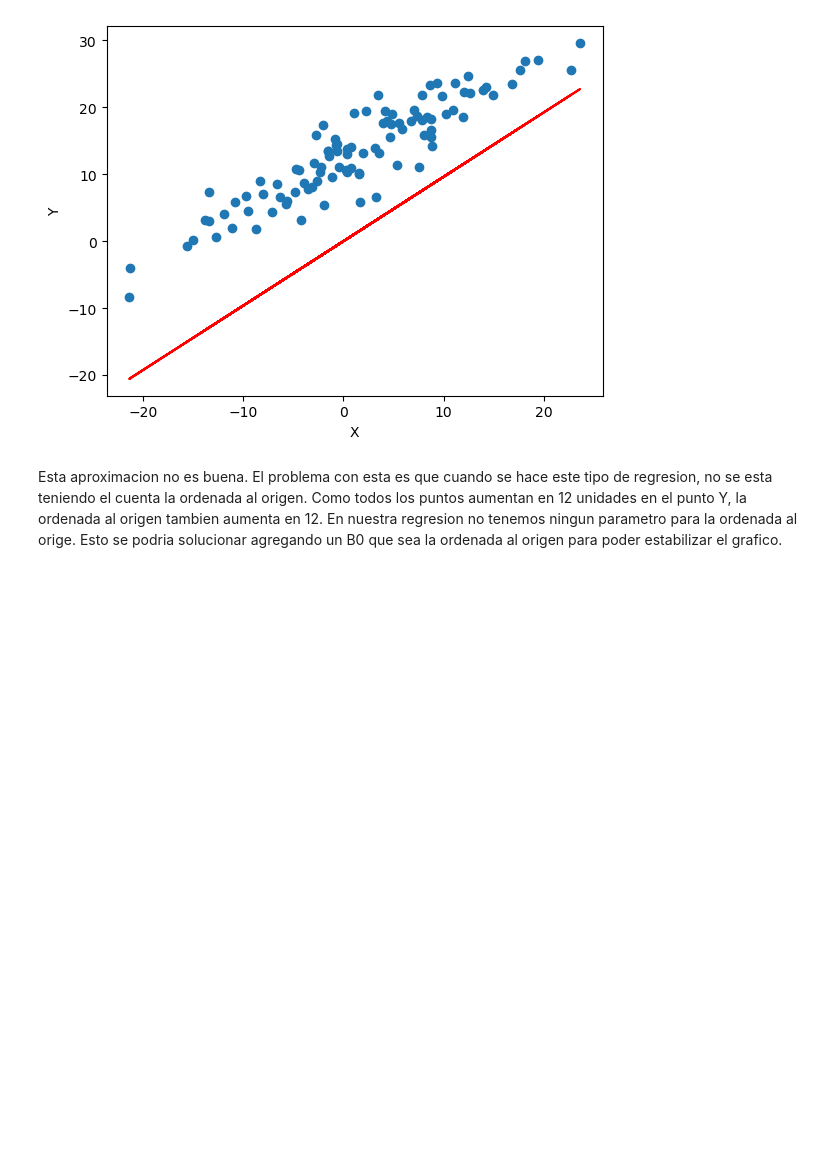
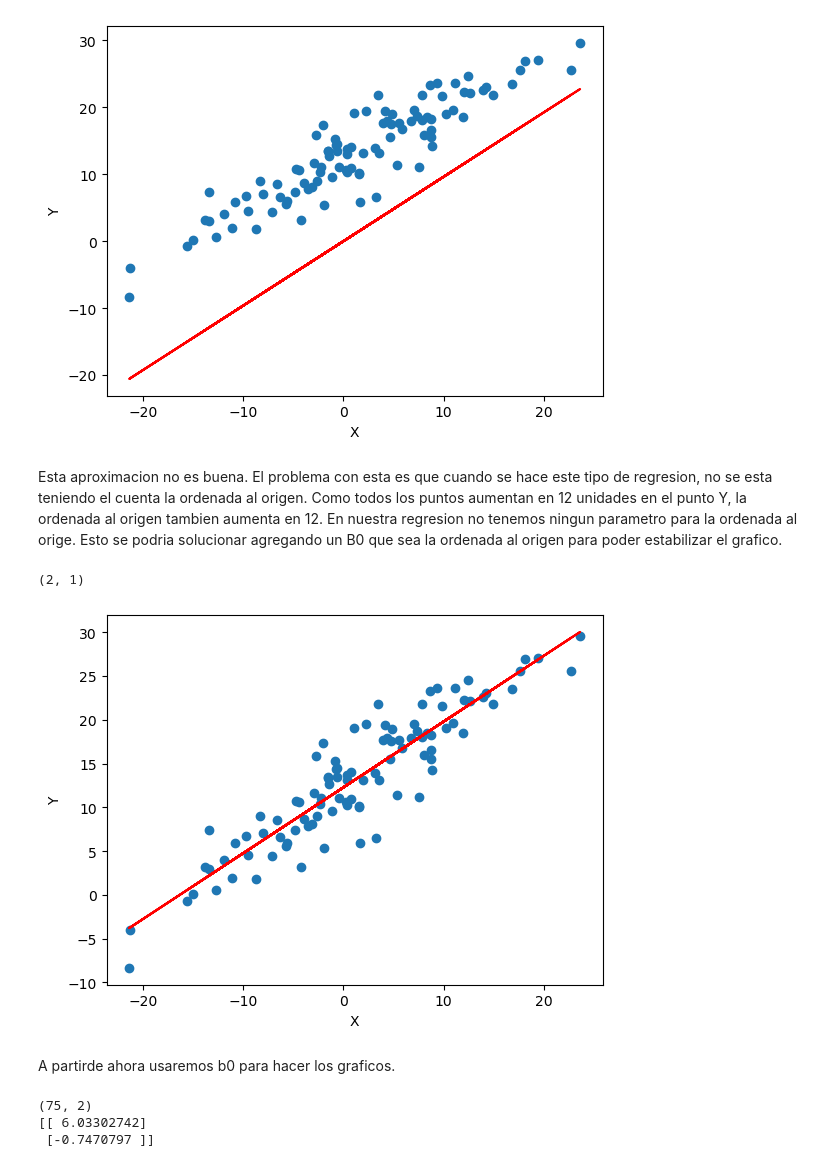
Before and after one commit to Bony2002/metodos, a Jupyter notebook: TP/ej1y2.ipynb, the cells around one changed output. Saved outputs shown, nothing was run; the diff lists cells and outputs as text; code cells hidden in the pictures; blank space fills up the shorter version.

```diff
--- a/TP/ej1y2.ipynb
+++ b/TP/ej1y2.ipynb
@@ -58,0 +54,48 @@ df2=pd.read_csv("ejercicio_2.csv")
+# %%
+ye=yv+12
+C1=np.full([100,1],1)
+aux=np.array([x]).transpose()
+M=np.hstack((C1,aux))
+MT=M.transpose()
+In=MT@M
+In=np.linalg.inv(In)
+B=In@MT@ye
+print(B.shape)
+B0=B[0][0]
+B1=B[1][0]
+def fla(x,b,a):
+    return b * x + a
+yg=fla(x,B1,B0)
+
+
+plt.scatter(x,y+12)
+plt.xlabel('X')
+plt.ylabel('Y')
+plt.plot(x,yg,color="red")
+plt.show()
+# %% [output]
+(2, 1)
+[figure, added]
+# %% [markdown]
+A partirde ahora usaremos b0 para hacer los graficos.
+# %%
+df2=pd.read_csv('ejercicio_2.csv')
+Y2=df2[" Y"]
+X2=df2["X"]
+y2=np.array([Y2]).transpose()
+Uno=np.ones([75,1])
+A=np.array([X2]).transpose()
+A=np.hstack((Uno,A))
+print(A.shape)
+AT=A.transpose()
+IA=np.linalg.inv(AT@A)
+B2=IA@AT@y2
+print(B2)
+B1obs=B2[1][0]
+B0obs=B2[0][0]
+
+Yobs=X2*B1obs+B0obs
+# %% [output]
+(75, 2)
+[[ 6.03302742]
+ [-0.7470797 ]]
```
Also changed, not shown: parts of 5 cells of this notebook.
